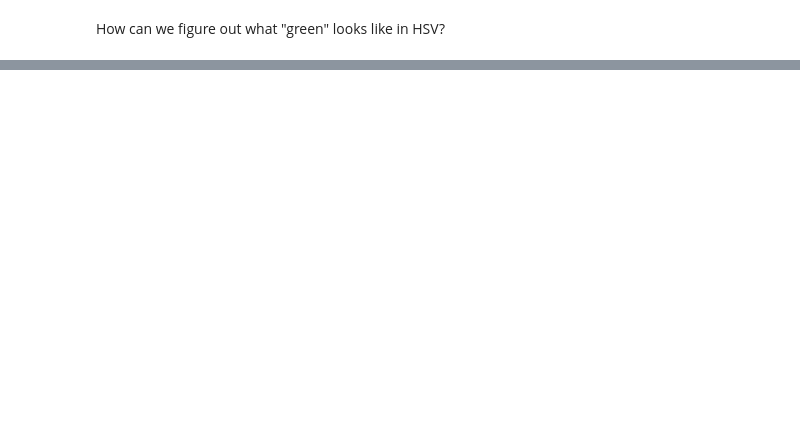
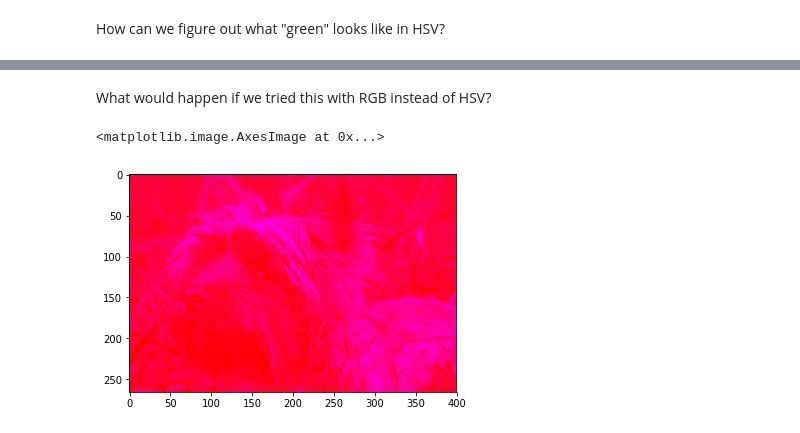
Before and after one commit to nick-ulle/teaching-notes, a Jupyter notebook: sta141b/2018/discussion03.ipynb, the cells around one changed output, grey strips where cells are left out. Saved outputs shown, nothing was run; the diff lists cells and outputs as text; code cells hidden in the pictures; blank space fills up the shorter version.

```diff
--- a/sta141b/2018/discussion03.ipynb
+++ b/sta141b/2018/discussion03.ipynb
@@ -105,0 +172,10 @@ How can we define "nearby"?
+# %% [markdown]
+What would happen if we tried this with RGB instead of HSV?
+# %%
+reddog_rgb = dog.copy()
+reddog_rgb[:, :, 0] = 1 # Set red channel to large value.
+reddog_rgb[:, :, 1] = 0 # Set green channel to small value.
+plt.imshow(reddog_rgb)
+# %% [output]
+<matplotlib.image.AxesImage at 0x...>
+[figure, added]
```
Also changed, not shown: parts of 15 cells of this notebook.
